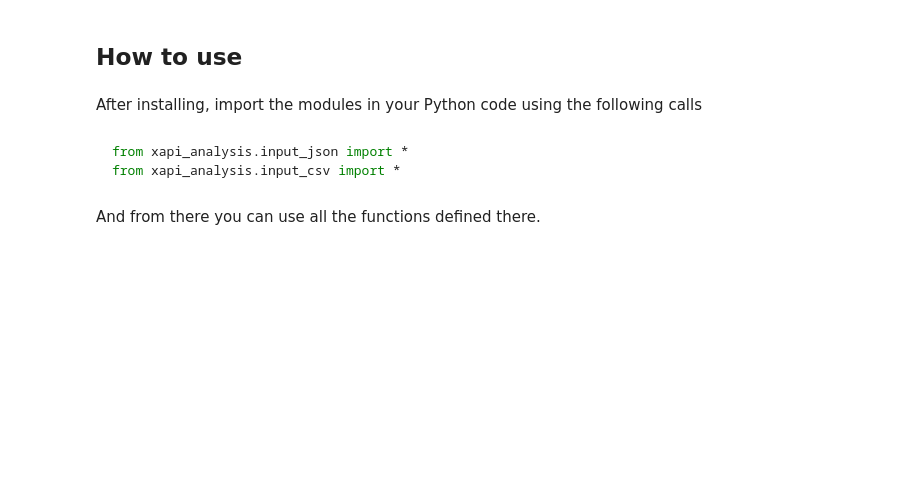
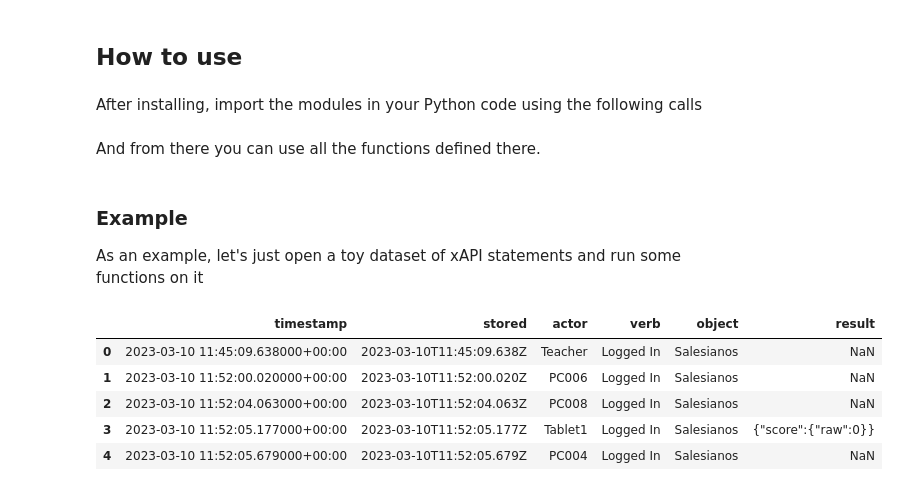
Before and after one commit to Stocastico/xapi_analysis, a Jupyter notebook: nbs/index.ipynb, the cells around one changed output. Cells and saved outputs as stored; diff of their text form; code cells hidden in the pictures; blank space fills up the shorter version.

````diff
--- a/nbs/index.ipynb
+++ b/nbs/index.ipynb
@@ -27,8 +21,3 @@ pip install git+https://github.com/stocastico/xapi_analysis.git
 ## How to use
 # %% [markdown]
 After installing, import the modules in your Python code using the following calls
-# %% [markdown]
-```python
-from xapi_analysis.input_json import *
-from xapi_analysis.input_csv import *
-```
@@ -35,2 +27,17 @@ from xapi_analysis.input_csv import *
 # %% [markdown]
 And from there you can use all the functions defined there.
+# %% [markdown]
+### Example
+
+As an example, let's just open a toy dataset of xAPI statements and run some functions on it
+# %%
+csv_file = '../example_statements.csv'
+statements = pd.read_csv(csv_file, index_col=0, delimiter=',').reset_index(drop=True)
+statements.head(5)
+# %% [output]
+|  | timestamp | stored | actor | verb | object | result |
+| 0 | 2023-03-10 11:45:09.638000+00:00 | 2023-03-10T11:45:09.638Z | Teacher | Logged In | Salesianos | NaN |
+| 1 | 2023-03-10 11:52:00.020000+00:00 | 2023-03-10T11:52:00.020Z | PC006 | Logged In | Salesianos | NaN |
+| 2 | 2023-03-10 11:52:04.063000+00:00 | 2023-03-10T11:52:04.063Z | PC008 | Logged In | Salesianos | NaN |
+| 3 | 2023-03-10 11:52:05.177000+00:00 | 2023-03-10T11:52:05.177Z | Tablet1 | Logged In | Salesianos | {"score":{"raw":0}} |
+| 4 | 2023-03-10 11:52:05.679000+00:00 | 2023-03-10T11:52:05.679Z | PC004 | Logged In | Salesianos | NaN |
````
Also changed, not shown: parts of 8 cells of this notebook, 37 other files.
